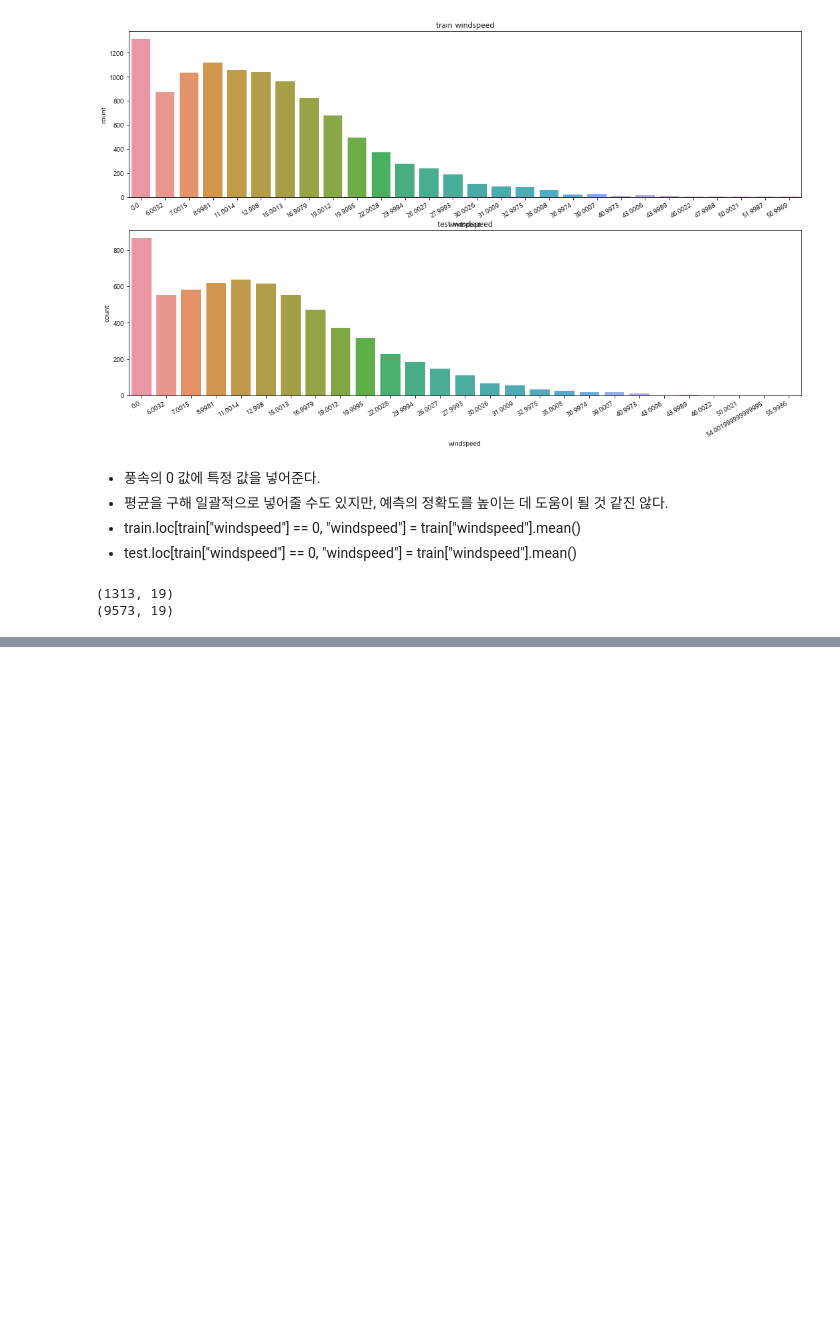
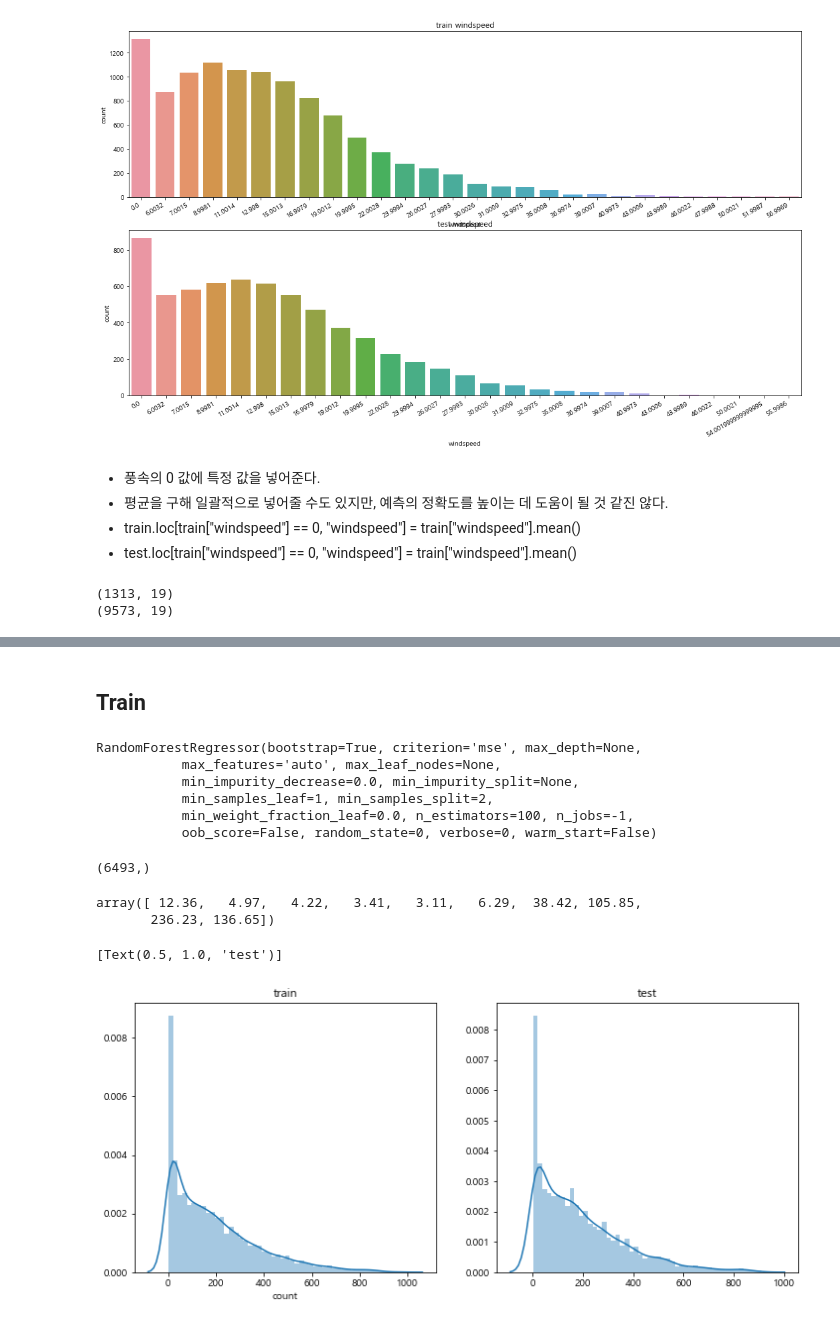
Before and after one commit to eunseokmax/Kaggel_personal, a Jupyter notebook: Bike_Sharing_Demand_ex.ipynb, the cells around one changed output, grey strips where cells are left out. Cells and saved outputs as stored; diff of their text form; code cells hidden in the pictures; blank space fills up the shorter version.

```diff
--- a/Bike_Sharing_Demand_ex.ipynb
+++ b/Bike_Sharing_Demand_ex.ipynb
@@ -117,0 +207,7 @@ def predict_windspeed(data):
+# %%
+label_name = 'count'
+
+y_train = train[label_name]
+
+print(y_train.shape)
+y_train.head()
@@ -117,0 +294,7 @@ def predict_windspeed(data):
+# %%
+from sklearn.ensemble import RandomForestRegressor
+
+max_depth_list = []
+
+model= RandomForestRegressor(n_estimators = 100, n_jobs=-1, random_state=0)
+model
@@ -117,0 +317,33 @@ def predict_windspeed(data):
+# %% [markdown]
+## Train
+# %%
+# 학습시킴, 피팅 - 피처와 레이블을 넣어주면 알아서 학습함
+model.fit(x_train, y_train)
+# %% [output]
+RandomForestRegressor(bootstrap=True, criterion='mse', max_depth=None,
+           max_features='auto', max_leaf_nodes=None,
+           min_impurity_decrease=0.0, min_impurity_split=None,
+           min_samples_leaf=1, min_samples_split=2,
+           min_weight_fraction_leaf=0.0, n_estimators=100, n_jobs=-1,
+           oob_score=False, random_state=0, verbose=0, warm_start=False)
+# %%
+#Predict
+predictions = model.predict(x_test)
+
+print(predictions.shape)
+predictions[0:10]
+# %% [output]
+(6493,)
+array([ 12.36,   4.97,   4.22,   3.41,   3.11,   6.29,  38.42, 105.85,
+       236.23, 136.65])
+# %%
+# 예측한 데이터를 시각확
+fig, (ax1,ax2) = plt.subplots(ncols=2)
+fig.set_size_inches(12,5)
+sns.distplot(y_train, ax=ax1, bins=50)
+ax1.set(title='train')
+sns.distplot(predictions, ax=ax2, bins=50)
+ax2.set(title='test')
+# %% [output]
+[Text(0.5, 1.0, 'test')]
+[figure, added]
```
Also changed, not shown: parts of 21 cells of this notebook.
